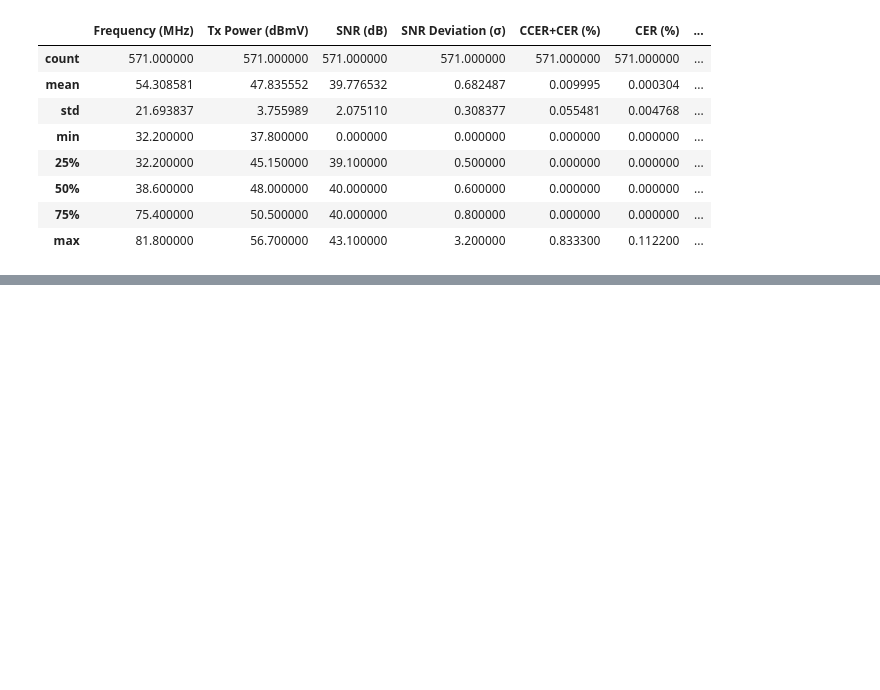
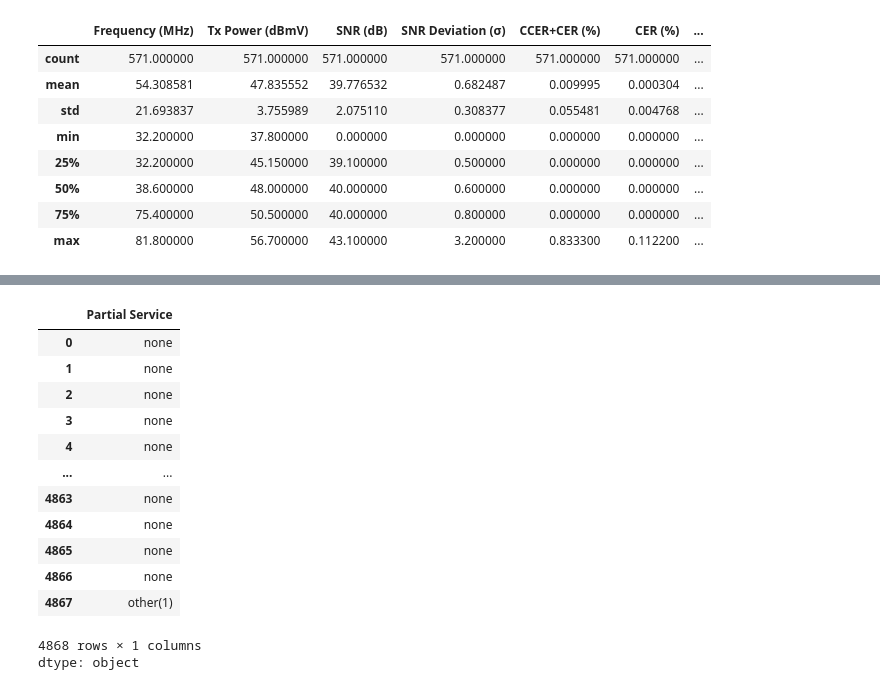
Before and after one commit to LeonardoNBanegas/DATA-SCIENCE-CODERHOUSE, a Jupyter notebook: ProyectoDS_ParteIII_Banegas.ipynb, the cells around one changed output, grey strips where cells are left out. Drawn from its saved outputs; the diff is of its cells as text; code cells hidden in the pictures; blank space fills up the shorter version.

```diff
--- a/ProyectoDS_ParteIII_Banegas.ipynb
+++ b/ProyectoDS_ParteIII_Banegas.ipynb
@@ -857,0 +877,17 @@ memory usage: 40.1+ KB
+# %%
+y
+# %% [output]
+|  | Partial Service |
+| 0 | none |
+| 1 | none |
+| 2 | none |
+| 3 | none |
+| 4 | none |
+| ... | ... |
+| 4863 | none |
+| 4864 | none |
+| 4865 | none |
+| 4866 | none |
+| 4867 | other(1) |
+4868 rows × 1 columns
+dtype: object
```
Also changed, not shown: parts of 2 cells of this notebook.
